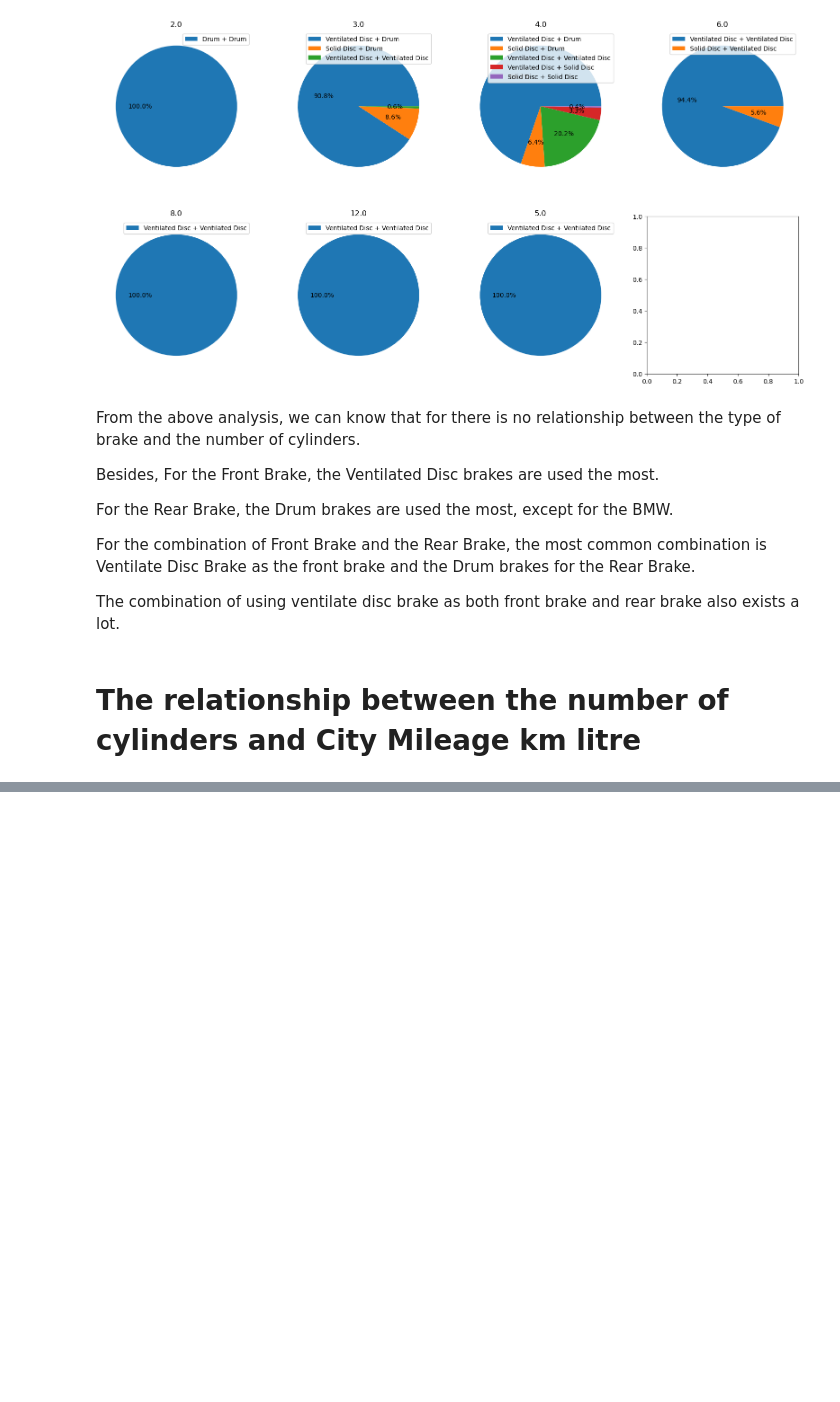
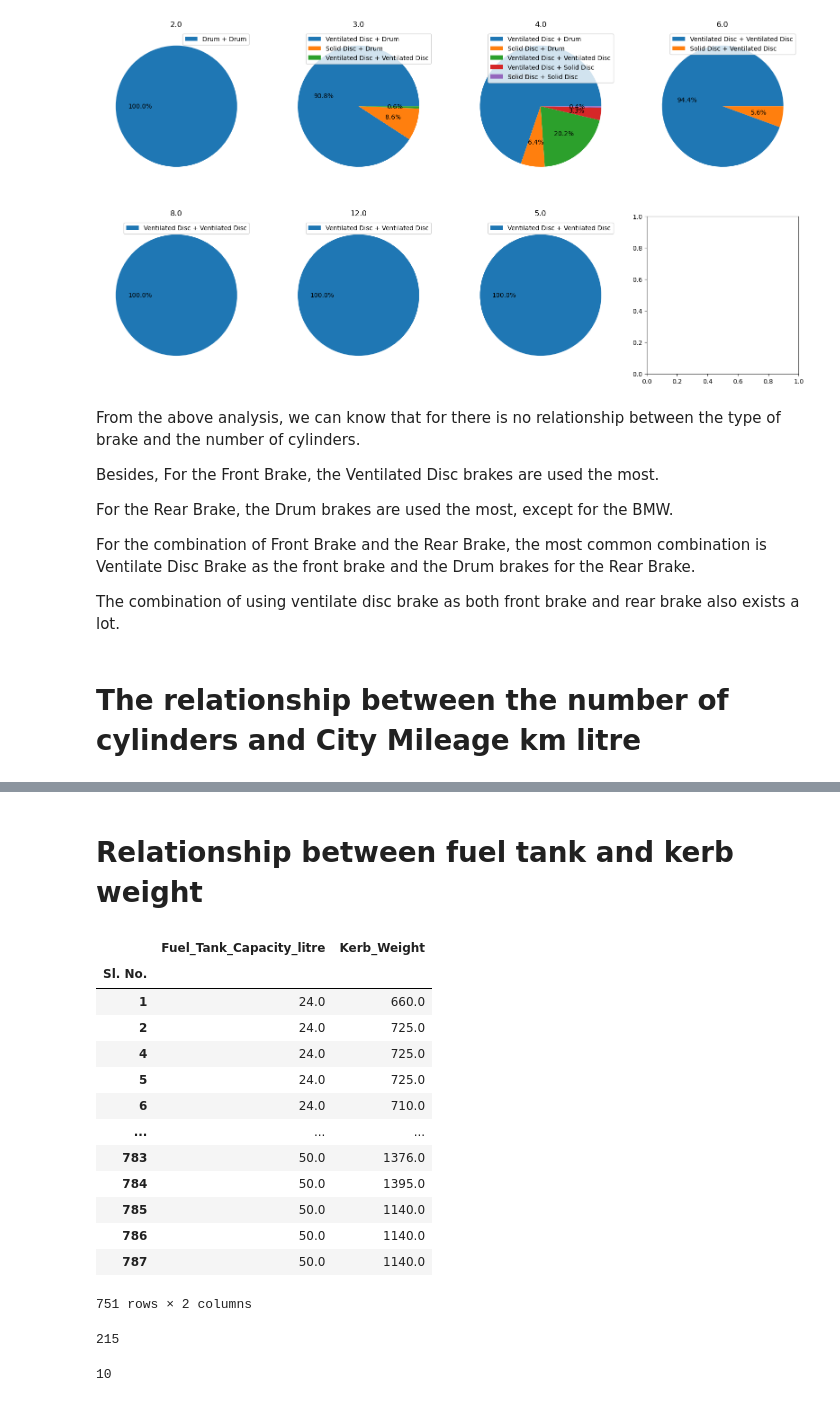
Before and after one commit to Hejiaqi9873/Case_study_4_automobile, a Jupyter notebook: case_study4.ipynb, the cells around one changed output, grey strips where cells are left out. Drawn from its saved outputs; the diff is of its cells as text; code cells hidden in the pictures; blank space fills up the shorter version.

```diff
--- a/case_study4.ipynb
+++ b/case_study4.ipynb
@@ -730,0 +797,29 @@ NameError: name 'grouop_by_df' is not defined
+# %% [markdown]
+# Relationship between fuel tank and kerb weight
+# %%
+# get the two column data
+cur_df = df[['Fuel_Tank_Capacity_litre', 'Kerb_Weight']]
+cur_df
+# %% [output]
+|  | Fuel_Tank_Capacity_litre | Kerb_Weight |
+| Sl. No. |  |  |
+| 1 | 24.0 | 660.0 |
+| 2 | 24.0 | 725.0 |
+| 4 | 24.0 | 725.0 |
+| 5 | 24.0 | 725.0 |
+| 6 | 24.0 | 710.0 |
+| ... | ... | ... |
+| 783 | 50.0 | 1376.0 |
+| 784 | 50.0 | 1395.0 |
+| 785 | 50.0 | 1140.0 |
+| 786 | 50.0 | 1140.0 |
+| 787 | 50.0 | 1140.0 |
+751 rows × 2 columns
+# %%
+cur_df['Kerb_Weight'].isna().sum()
+# %% [output]
+215
+# %%
+cur_df['Fuel_Tank_Capacity_litre'].isna().sum()
+# %% [output]
+10
```
Also changed, not shown: parts of 20 cells of this notebook.
